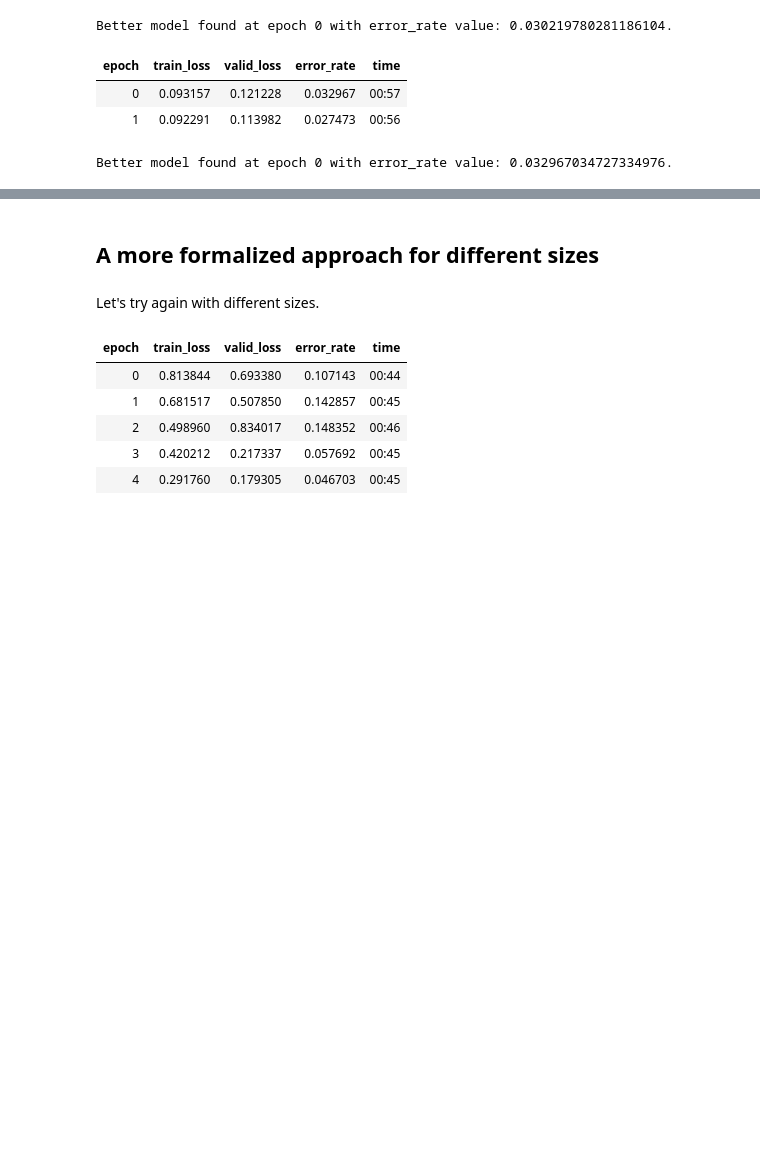
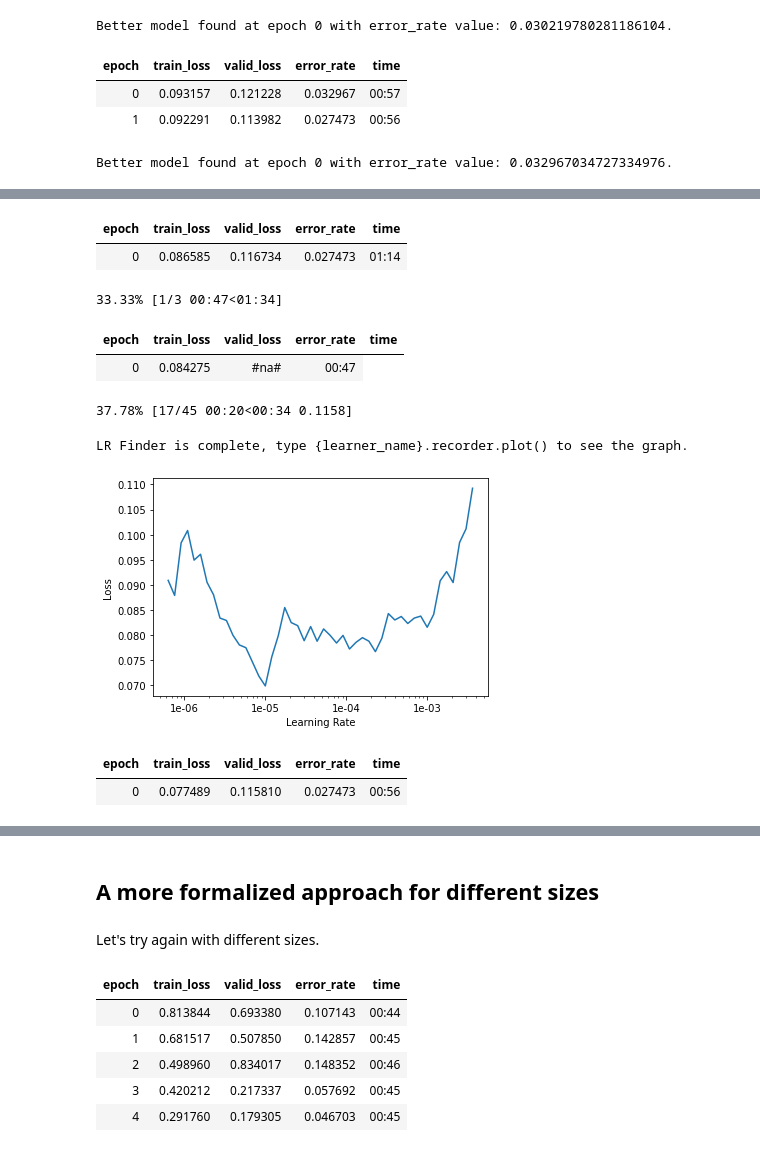
Before and after one commit to vitsalis/kaggle, a Jupyter notebook: FGVC7/solution.ipynb, the cells around one changed output, grey strips where cells are left out. Saved outputs shown, nothing was run; the diff lists cells and outputs as text; code cells hidden in the pictures; blank space fills up the shorter version.

```diff
--- a/FGVC7/solution.ipynb
+++ b/FGVC7/solution.ipynb
@@ -1228,2 +1228,7 @@ Better model found at epoch 0 with error_rate value: 0.032967034727334976.
 # %%
 learner.save('amazingwow')
+# %%
+train = get_train(get_transforms(), 288, 32)
+learner = cnn_learner(train, models.resnet152, metrics=[error_rate])
+# %%
+learner.load('amazingwow');
@@ -1229,0 +1237,5 @@ learner.save('amazingwow')
+# %%
+learner.fit_one_cycle(1, slice(1e-6, 2e-6), wd=5e-3, moms=(0.8, 0.7), pct_start=0.5)
+# %% [output]
+| epoch | train_loss | valid_loss | error_rate | time |
+| 0 | 0.086585 | 0.116734 | 0.027473 | 01:14 |
@@ -1229,0 +1244,17 @@ learner.save('amazingwow')
+# %%
+learner.load('amazingwow2');
+# %%
+learner.lr_find()
+learner.recorder.plot()
+# %% [output]
+33.33% [1/3 00:47<01:34]
+| epoch | train_loss | valid_loss | error_rate | time |
+| 0 | 0.084275 | #na# | 00:47 |
+37.78% [17/45 00:20<00:34 0.1158]
+LR Finder is complete, type {learner_name}.recorder.plot() to see the graph.
+[figure, added]
+# %%
+learner.fit_one_cycle(1, 8e-6, wd=0.2, moms=(0.8, 0.7), pct_start=0.5)
+# %% [output]
+| epoch | train_loss | valid_loss | error_rate | time |
+| 0 | 0.077489 | 0.115810 | 0.027473 | 00:56 |
```
Also changed, not shown: parts of 24 cells of this notebook.
